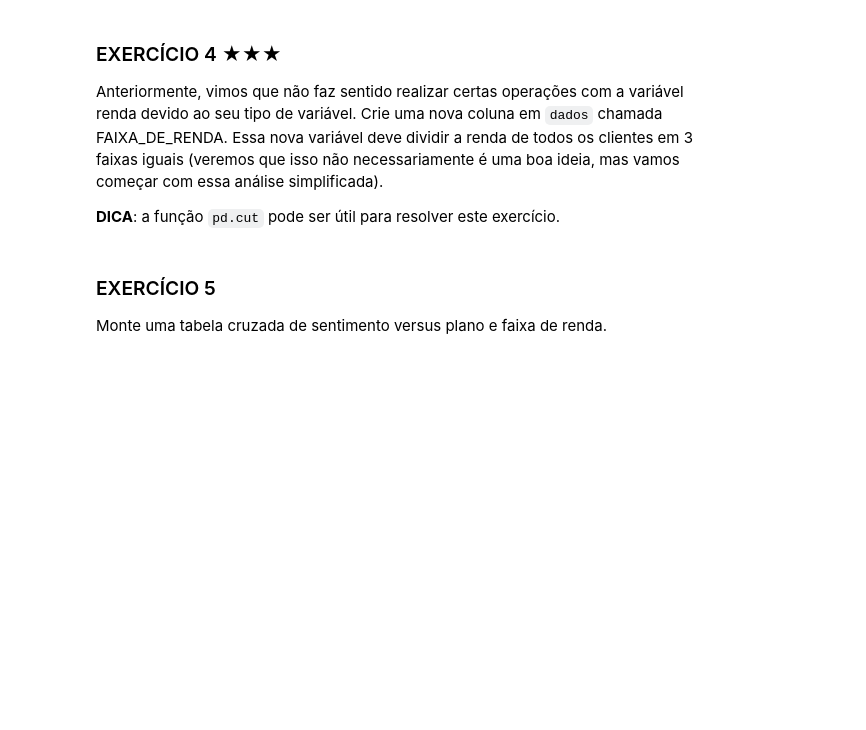
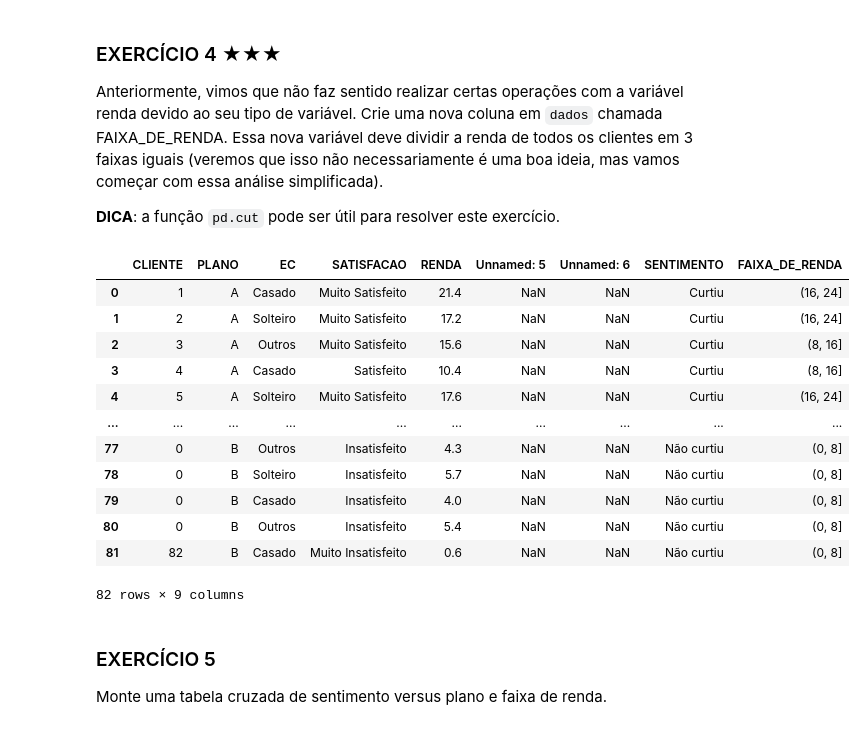
Before and after one commit to rodrigogapires/CD21-1, a Jupyter notebook: aula02/Aula02-Exercicios_PandasETiposDeVariaveis.ipynb, the cells around one changed output. Saved outputs shown, nothing was run; the diff lists cells and outputs as text; code cells hidden in the pictures; blank space fills up the shorter version.

```diff
--- a/aula02/Aula02-Exercicios_PandasETiposDeVariaveis.ipynb
+++ b/aula02/Aula02-Exercicios_PandasETiposDeVariaveis.ipynb
@@ -88,0 +97,8 @@ A coluna SATISFACAO está com uma granularidade muito grande para algumas análi
+# %%
+dados['SENTIMENTO'] = ''
+dados.loc[dados['SATISFACAO'] == 'Muito Insatisfeito', 'SENTIMENTO'] = 0
+dados.loc[dados['SATISFACAO'] == 'Insatisfeito', 'SENTIMENTO'] = 0
+dados.loc[dados['SATISFACAO'] == 'Indiferente', 'SENTIMENTO'] = 1
+dados.loc[dados['SATISFACAO'] == 'Satisfeito', 'SENTIMENTO'] = 2
+dados.loc[dados['SATISFACAO'] == 'Muito Satisfeito', 'SENTIMENTO'] = 2
+dados
@@ -88,0 +119,4 @@ A coluna SATISFACAO está com uma granularidade muito grande para algumas análi
+# %%
+dados['SENTIMENTO'] = dados['SENTIMENTO'].astype('category')
+dados['SENTIMENTO'].cat.categories = ['Não curtiu', 'Indiferente', 'Curtiu']
+dados
@@ -121,3 +176,20 @@ Anteriormente, vimos que não faz sentido realizar certas operações com a vari
+# %%
+dados['FAIXA_DE_RENDA'] = pd.cut(dados['RENDA'], [0,8,16,24])
+dados
+# %% [output]
+|  | CLIENTE | PLANO | EC | SATISFACAO | RENDA | Unnamed: 5 | Unnamed: 6 | SENTIMENTO | FAIXA_DE_RENDA |
+| 0 | 1 | A | Casado | Muito Satisfeito | 21.4 | NaN | NaN | Curtiu | (16, 24] |
+| 1 | 2 | A | Solteiro | Muito Satisfeito | 17.2 | NaN | NaN | Curtiu | (16, 24] |
+| 2 | 3 | A | Outros | Muito Satisfeito | 15.6 | NaN | NaN | Curtiu | (8, 16] |
+| 3 | 4 | A | Casado | Satisfeito | 10.4 | NaN | NaN | Curtiu | (8, 16] |
+| 4 | 5 | A | Solteiro | Muito Satisfeito | 17.6 | NaN | NaN | Curtiu | (16, 24] |
+| ... | ... | ... | ... | ... | ... | ... | ... | ... | ... |
+| 77 | 0 | B | Outros | Insatisfeito | 4.3 | NaN | NaN | Não curtiu | (0, 8] |
+| 78 | 0 | B | Solteiro | Insatisfeito | 5.7 | NaN | NaN | Não curtiu | (0, 8] |
+| 79 | 0 | B | Casado | Insatisfeito | 4.0 | NaN | NaN | Não curtiu | (0, 8] |
+| 80 | 0 | B | Outros | Insatisfeito | 5.4 | NaN | NaN | Não curtiu | (0, 8] |
+| 81 | 82 | B | Casado | Muito Insatisfeito | 0.6 | NaN | NaN | Não curtiu | (0, 8] |
+82 rows × 9 columns
 # %% [markdown]
 <div id="exe5"></div>
 
```
Also changed, not shown: parts of 12 cells of this notebook, 1 other file.
